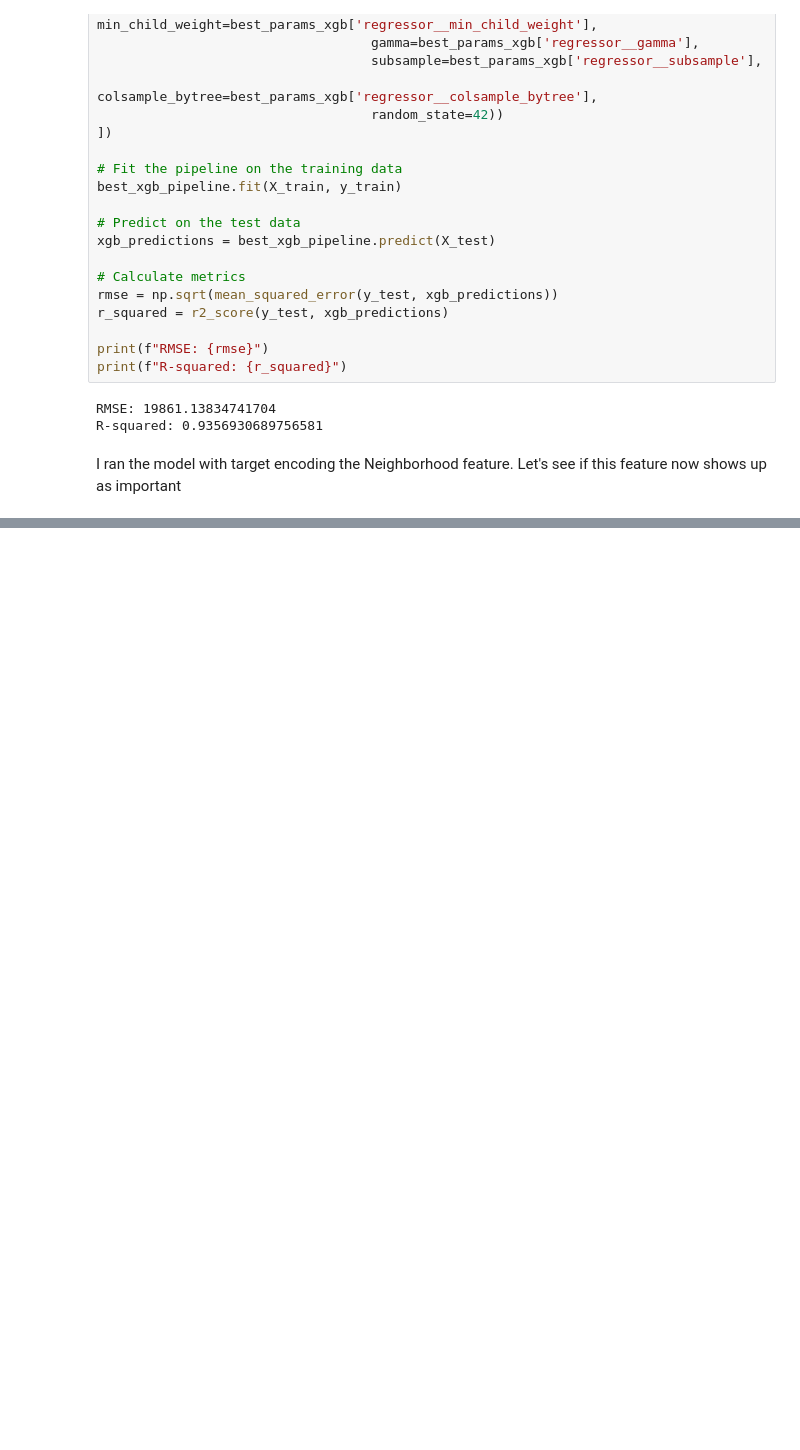
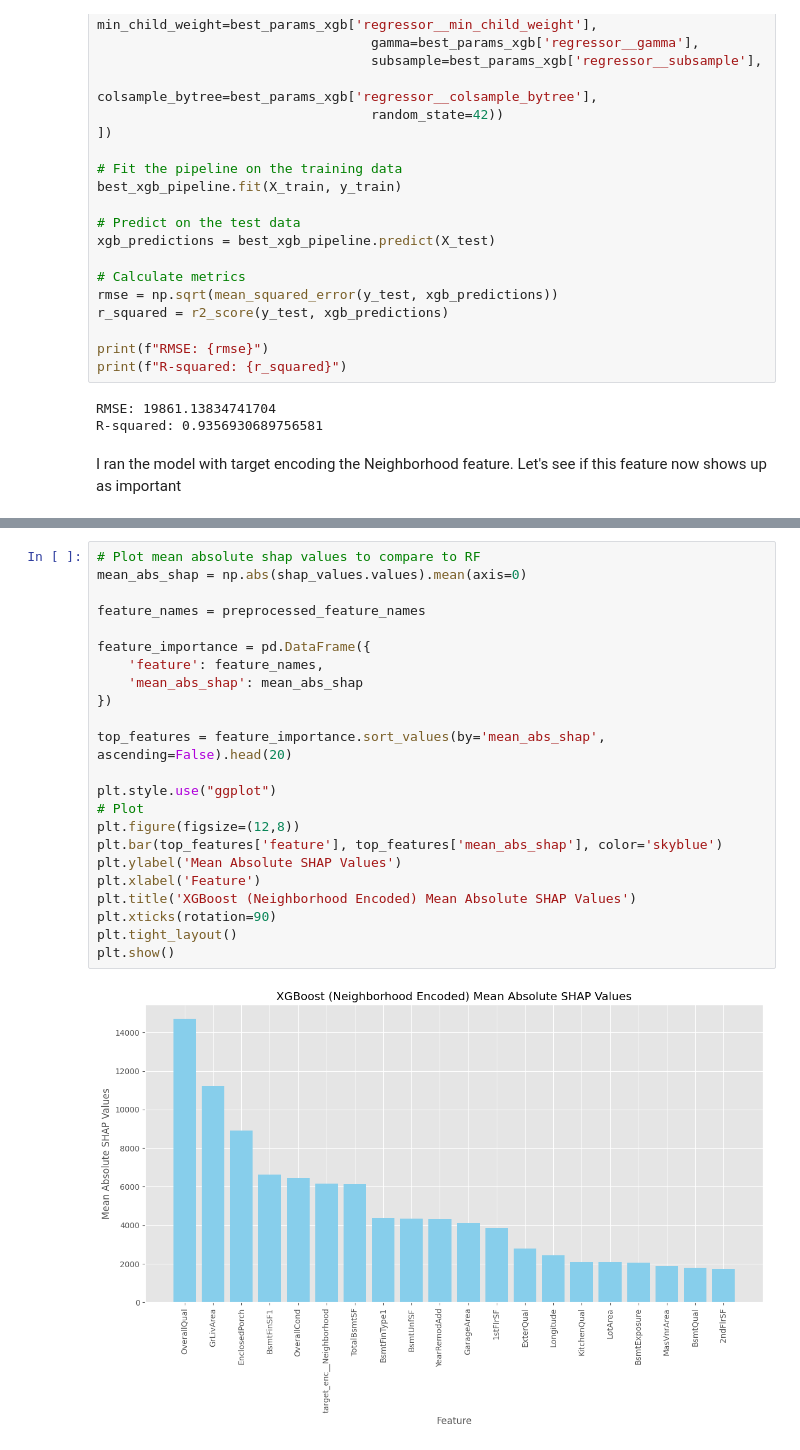
Before and after one commit to willfreeman1/AMES, a Jupyter notebook: neighborhood_targetencoded.ipynb, the cells around one changed output, grey strips where cells are left out. Drawn from its saved outputs; the diff is of its cells as text; blank space fills up the shorter version.

```diff
--- a/neighborhood_targetencoded.ipynb
+++ b/neighborhood_targetencoded.ipynb
@@ -246,0 +286,25 @@ Please use `csr_matrix` from the `scipy.sparse` namespace, the `scipy.sparse.csr
+# %%
+# Plot mean absolute shap values to compare to RF
+mean_abs_shap = np.abs(shap_values.values).mean(axis=0)
+
+feature_names = preprocessed_feature_names
+
+feature_importance = pd.DataFrame({
+    'feature': feature_names,
+    'mean_abs_shap': mean_abs_shap
+})
+
+top_features = feature_importance.sort_values(by='mean_abs_shap', ascending=False).head(20)
+
+plt.style.use("ggplot")
+# Plot
+plt.figure(figsize=(12,8))
+plt.bar(top_features['feature'], top_features['mean_abs_shap'], color='skyblue')
+plt.ylabel('Mean Absolute SHAP Values')
+plt.xlabel('Feature')
+plt.title('XGBoost (Neighborhood Encoded) Mean Absolute SHAP Values')
+plt.xticks(rotation=90)
+plt.tight_layout()
+plt.show()
+# %% [output]
+[figure, added]
```
Also changed, not shown: parts of 5 cells of this notebook, 2 other files.
